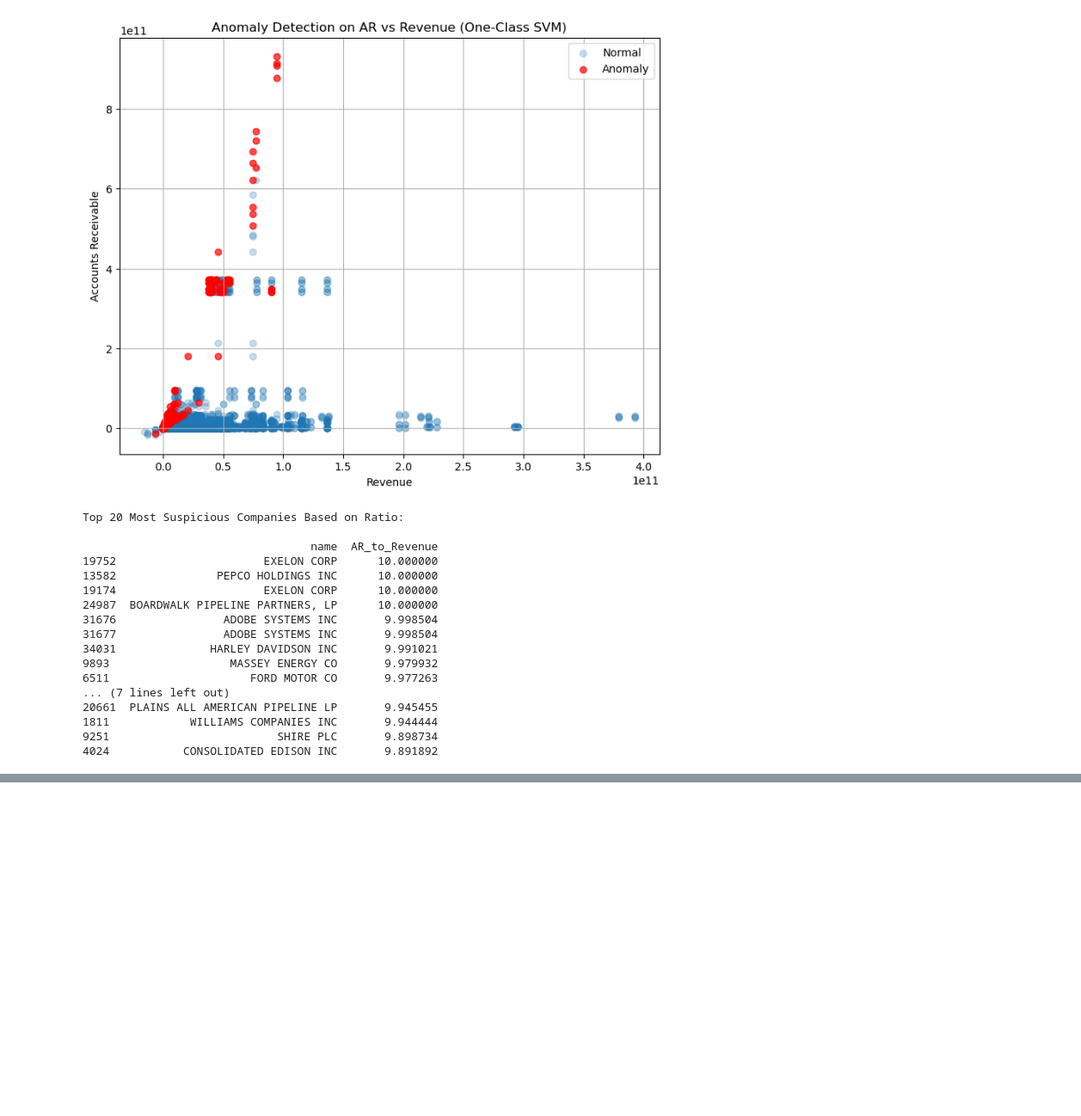
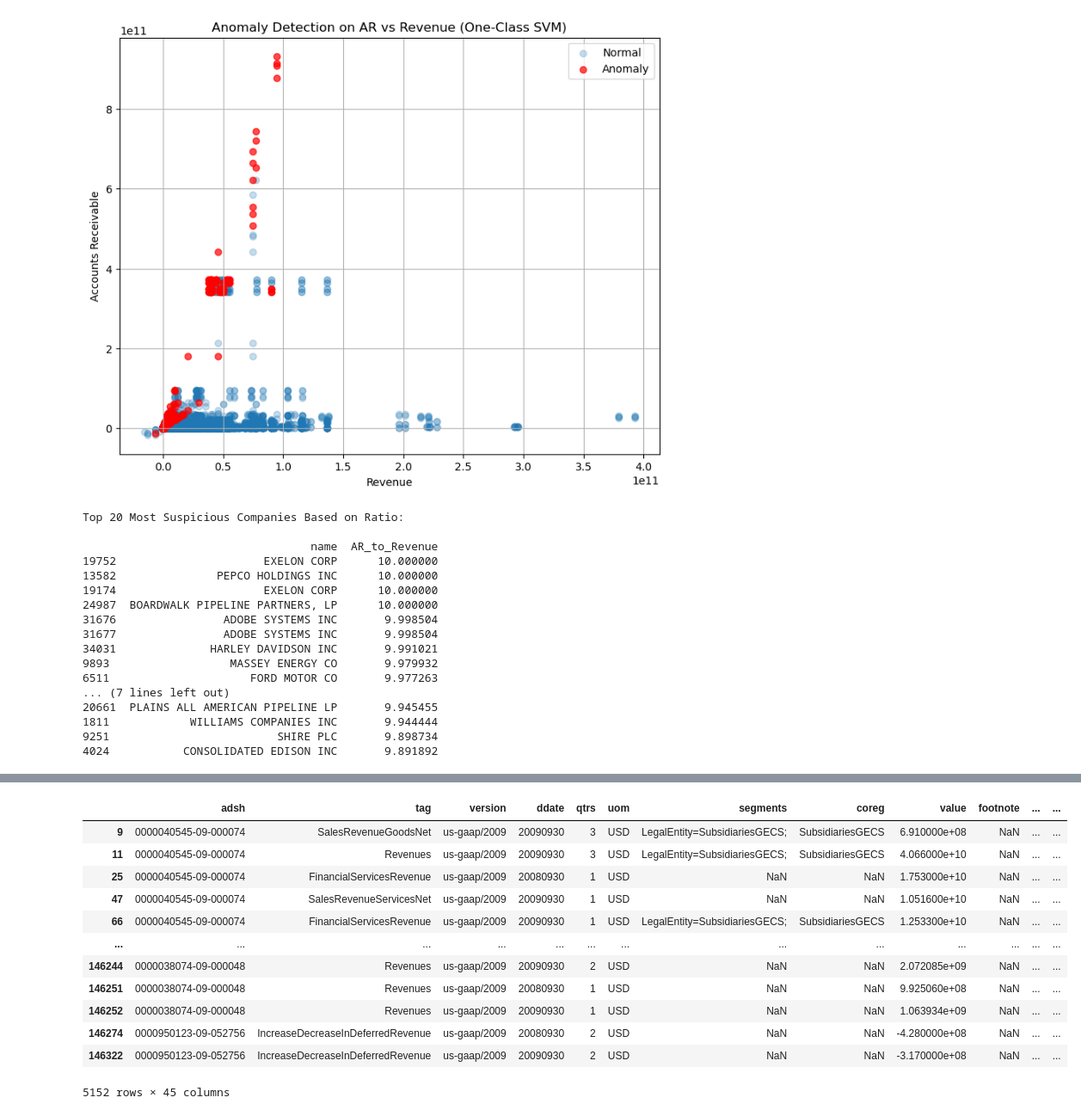
Before and after one commit to Codeman0834/FTP, a Jupyter notebook: TFP.ipynb, the cells around one changed output, grey strips where cells are left out. Shown: that part at 86% size. Drawn from its saved outputs; the diff is of its cells as text; code cells hidden in the pictures; blank space fills up the shorter version.

```diff
--- a/TFP.ipynb
+++ b/TFP.ipynb
@@ -112,0 +151,16 @@ Top 20 Most Suspicious Companies Based on Ratio:
+# %%
+rev
+# %% [output]
+|  | adsh | tag | version | ddate | qtrs | uom | segments | coreg | value | footnote | ... | ... |
+| 9 | 0000040545-09-000074 | SalesRevenueGoodsNet | us-gaap/2009 | 20090930 | 3 | USD | LegalEntity=SubsidiariesGECS; | SubsidiariesGECS | 6.910000e+08 | NaN | ... | ... |
+| 11 | 0000040545-09-000074 | Revenues | us-gaap/2009 | 20090930 | 3 | USD | LegalEntity=SubsidiariesGECS; | SubsidiariesGECS | 4.066000e+10 | NaN | ... | ... |
+| 25 | 0000040545-09-000074 | FinancialServicesRevenue | us-gaap/2009 | 20080930 | 1 | USD | NaN | NaN | 1.753000e+10 | NaN | ... | ... |
+| 47 | 0000040545-09-000074 | SalesRevenueServicesNet | us-gaap/2009 | 20090930 | 1 | USD | NaN | NaN | 1.051600e+10 | NaN | ... | ... |
+| 66 | 0000040545-09-000074 | FinancialServicesRevenue | us-gaap/2009 | 20090930 | 1 | USD | LegalEntity=SubsidiariesGECS; | SubsidiariesGECS | 1.253300e+10 | NaN | ... | ... |
+| ... | ... | ... | ... | ... | ... | ... | ... | ... | ... | ... | ... | ... |
+| 146244 | 0000038074-09-000048 | Revenues | us-gaap/2009 | 20090930 | 2 | USD | NaN | NaN | 2.072085e+09 | NaN | ... | ... |
+| 146251 | 0000038074-09-000048 | Revenues | us-gaap/2009 | 20080930 | 1 | USD | NaN | NaN | 9.925060e+08 | NaN | ... | ... |
+| 146252 | 0000038074-09-000048 | Revenues | us-gaap/2009 | 20090930 | 1 | USD | NaN | NaN | 1.063934e+09 | NaN | ... | ... |
+| 146274 | 0000950123-09-052756 | IncreaseDecreaseInDeferredRevenue | us-gaap/2009 | 20080930 | 2 | USD | NaN | NaN | -4.280000e+08 | NaN | ... | ... |
+| 146322 | 0000950123-09-052756 | IncreaseDecreaseInDeferredRevenue | us-gaap/2009 | 20090930 | 2 | USD | NaN | NaN | -3.170000e+08 | NaN | ... | ... |
+5152 rows × 45 columns
```
Also changed, not shown: parts of 4 cells of this notebook.
